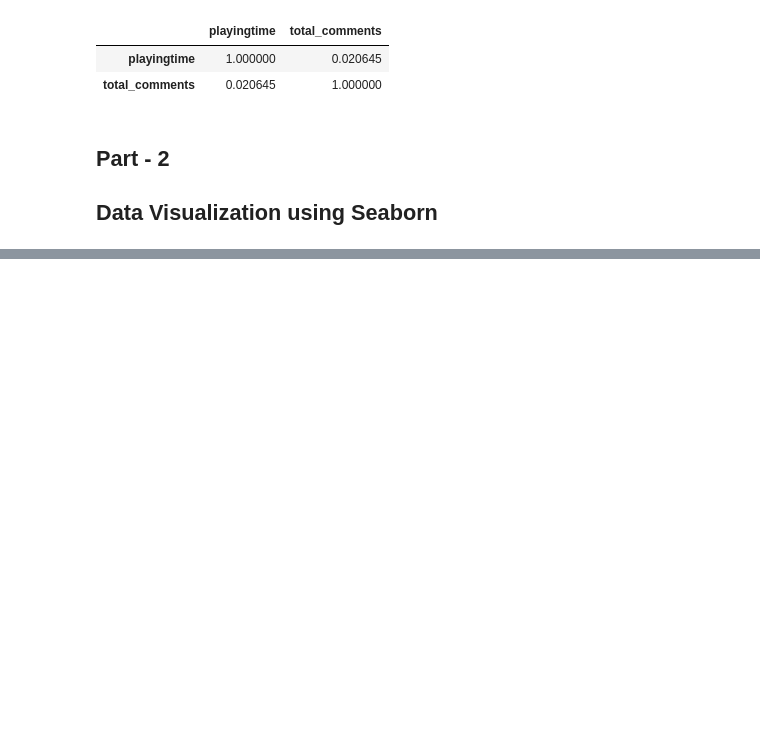
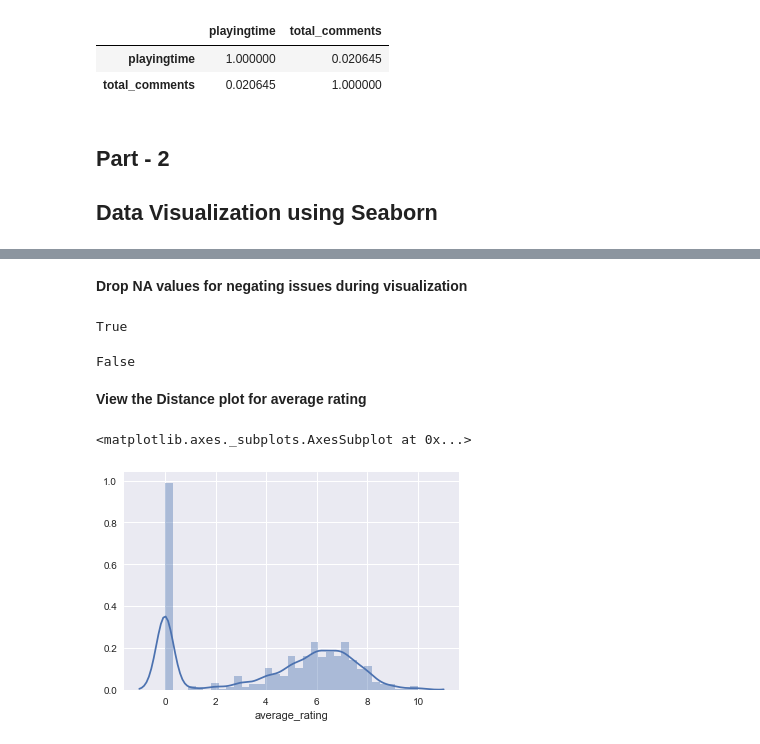
Before and after one commit to theakshaydas/PGP-AIML, a Jupyter notebook: CourseContent/03-Intro.to.Python.and.Basic.Statistics/Week2/Practice Exercise/Pandas Lab Exercise (Kaggle Games Dataset).ipynb, the cells around one changed output, grey strips where cells are left out. Saved outputs shown, nothing was run; the diff lists cells and outputs as text; code cells hidden in the pictures; blank space fills up the shorter version.

```diff
--- a/CourseContent/03-Intro.to.Python.and.Basic.Statistics/Week2/Practice Exercise/Pandas Lab Exercise (Kaggle Games Dataset).ipynb
+++ b/CourseContent/03-Intro.to.Python.and.Basic.Statistics/Week2/Practice Exercise/Pandas Lab Exercise (Kaggle Games Dataset).ipynb
@@ -129,0 +132,25 @@ games[['playingtime','total_comments']].corr()
+# %%
+import seaborn as sns
+import matplotlib.pyplot as plt
+sns.set(color_codes=True)
+%matplotlib inline
+# %% [markdown]
+**Drop NA values for negating issues during visualization**
+# %%
+games.isna().values.any() # Check for any Empty data
+games.isnull().values.any() # Check for any missing values
+# %% [output]
+True
+# %%
+games.dropna(inplace=True)
+# %%
+games.isna().values.any()
+# %% [output]
+False
+# %% [markdown]
+**View the Distance plot for average rating**
+# %%
+sns.distplot(games['average_rating'])
+# %% [output]
+<matplotlib.axes._subplots.AxesSubplot at 0x...>
+[figure, added]
```
Also changed, not shown: parts of 9 cells of this notebook.
